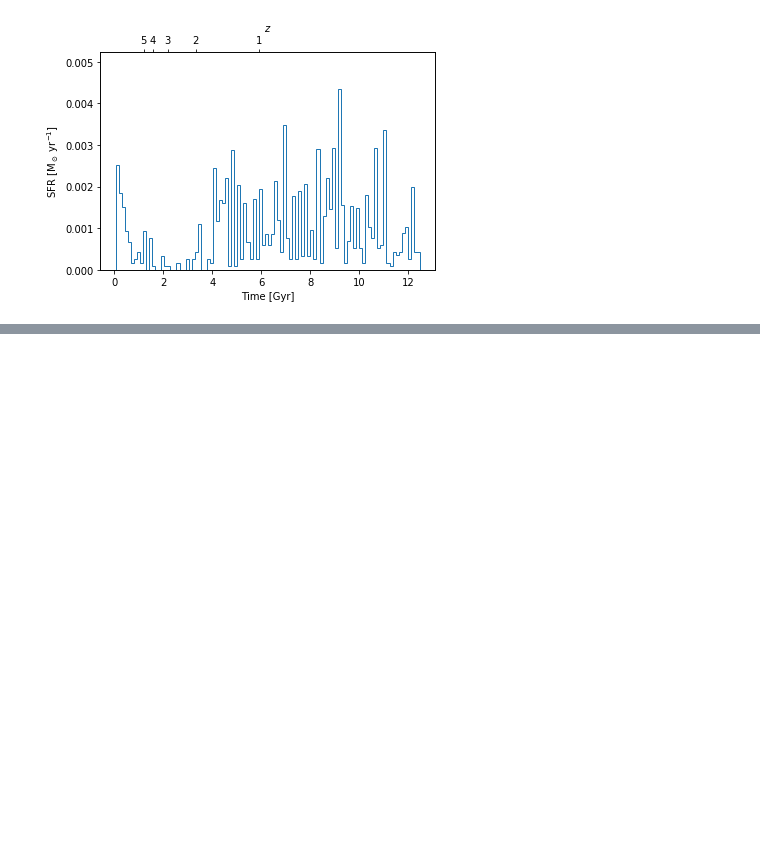
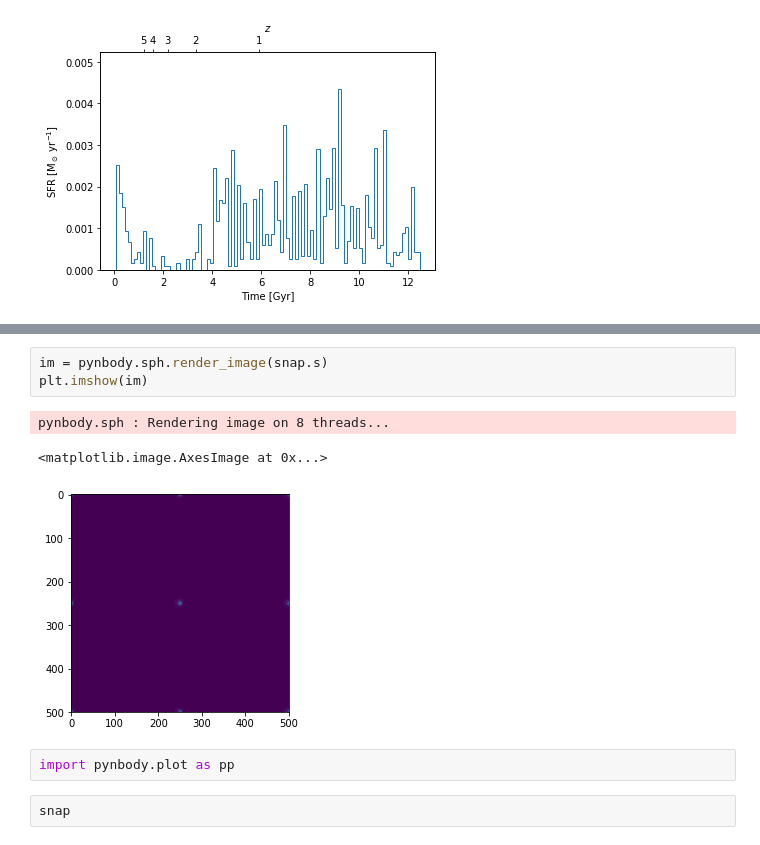
Before and after one commit to elehcim/simulation, a Jupyter notebook: notebooks/MgFe.ipynb, the cells around one changed output, grey strips where cells are left out. Saved outputs shown, nothing was run; the diff lists cells and outputs as text; blank space fills up the shorter version.

```diff
--- a/notebooks/MgFe.ipynb
+++ b/notebooks/MgFe.ipynb
@@ -129,0 +156,11 @@ sim.plot_sfh(ax_sfh);
+# %%
+im = pynbody.sph.render_image(snap.s)
+plt.imshow(im)
+# %% [output]
+pynbody.sph : Rendering image on 8 threads...
+<matplotlib.image.AxesImage at 0x...>
+[figure, added]
+# %%
+import pynbody.plot as pp
+# %%
+snap
```
Also changed, not shown: parts of 21 cells of this notebook.
